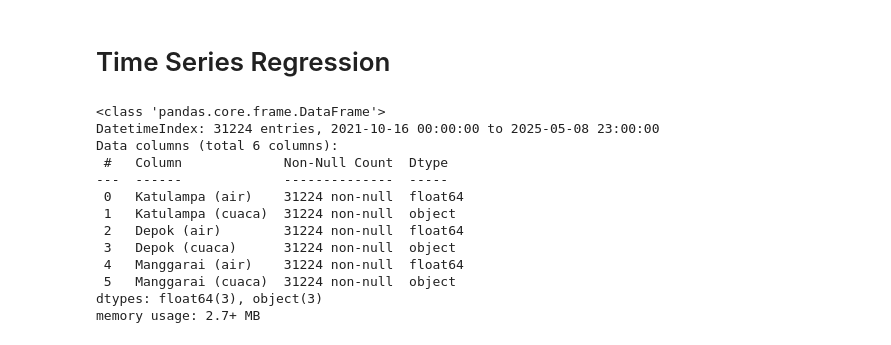
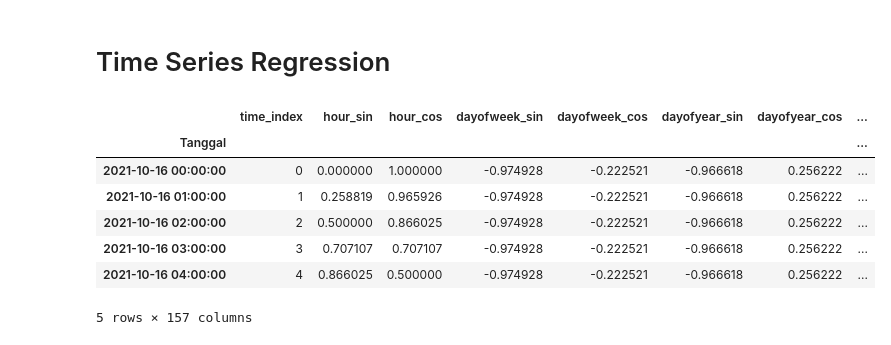
Before and after one commit to elvano22/Pintu-Air, a Jupyter notebook: 02 Data Preperation.ipynb, the cells around one changed output. Drawn from its saved outputs; the diff is of its cells as text; code cells hidden in the pictures.

```diff
--- a/02 Data Preperation.ipynb
+++ b/02 Data Preperation.ipynb
@@ -330,20 +332,3 @@ plot_decompose(decomposition)
 [figure]
 # %% [markdown]
 # Time Series Regression
-# %%
-df_reg = df_final_cleaned.copy()
-df_reg.info()
-# %% [output]
-<class 'pandas.core.frame.DataFrame'>
-DatetimeIndex: 31224 entries, 2021-10-16 00:00:00 to 2025-05-08 23:00:00
-Data columns (total 6 columns):
- #   Column             Non-Null Count  Dtype
----  ------             --------------  -----
- 0   Katulampa (air)    31224 non-null  float64
- 1   Katulampa (cuaca)  31224 non-null  object
- 2   Depok (air)        31224 non-null  float64
- 3   Depok (cuaca)      31224 non-null  object
- 4   Manggarai (air)    31224 non-null  float64
- 5   Manggarai (cuaca)  31224 non-null  object
-dtypes: float64(3), object(3)
-memory usage: 2.7+ MB
@@ -519,0 +335,44 @@ for station, features in weather_categories.items():
+# %%
+df_reg = pd.DataFrame(index=df_final_cleaned.index)
+
+df_reg['time_index'] = np.arange(len(df_final_cleaned))
+# Daily Seasonality (based on the hour of the day)
+df_reg['hour_sin'] = np.sin(2 * np.pi * df_reg.index.hour / 24)
+df_reg['hour_cos'] = np.cos(2 * np.pi * df_reg.index.hour / 24)
+
+# Weekly Seasonality (based on the day of the week)
+# Note: df.index.dayofweek treats Monday as 0 and Sunday as 6
+df_reg['dayofweek_sin'] = np.sin(2 * np.pi * df_reg.index.dayofweek / 7)
+df_reg['dayofweek_cos'] = np.cos(2 * np.pi * df_reg.index.dayofweek / 7)
+
+# Yearly Seasonality (based on the day of the year)
+# Using 365.25 helps to average over leap years for more consistency
+df_reg['dayofyear_sin'] = np.sin(2 * np.pi * df_reg.index.dayofyear / 365.25)
+df_reg['dayofyear_cos'] = np.cos(2 * np.pi * df_reg.index.dayofyear / 365.25)
+
+# Create all lags
+dfs_list = []
+for col in ['Manggarai', 'Depok', 'Katulampa']:
+    for i in range(0, 25):
+        if(i==0):
+            air_lag = df_final_cleaned[f'{col} (air)'].shift(i).to_frame(f'{col.lower()}_air')
+            cuaca_lag = df_final_cleaned[f'{col} (cuaca)'].shift(i).to_frame(f'{col.lower()}_cuaca')
+        else:
+            air_lag = df_final_cleaned[f'{col} (air)'].shift(i).to_frame(f'{col.lower()}_air_lag{i}')
+            cuaca_lag = df_final_cleaned[f'{col} (cuaca)'].shift(i).to_frame(f'{col.lower()}_cuaca_lag{i}')
+
+        dfs_list.append(air_lag)
+        dfs_list.append(cuaca_lag)
+
+# Combine everything at once
+df_reg = pd.concat([df_reg] + dfs_list, axis=1)
+df_reg.head()
+# %% [output]
+|  | time_index | hour_sin | hour_cos | dayofweek_sin | dayofweek_cos | dayofyear_sin | dayofyear_cos | ... |
+| Tanggal |  |  |  |  |  |  |  | ... |
+| 2021-10-16 00:00:00 | 0 | 0.000000 | 1.000000 | -0.974928 | -0.222521 | -0.966618 | 0.256222 | ... |
+| 2021-10-16 01:00:00 | 1 | 0.258819 | 0.965926 | -0.974928 | -0.222521 | -0.966618 | 0.256222 | ... |
+| 2021-10-16 02:00:00 | 2 | 0.500000 | 0.866025 | -0.974928 | -0.222521 | -0.966618 | 0.256222 | ... |
+| 2021-10-16 03:00:00 | 3 | 0.707107 | 0.707107 | -0.974928 | -0.222521 | -0.966618 | 0.256222 | ... |
+| 2021-10-16 04:00:00 | 4 | 0.866025 | 0.500000 | -0.974928 | -0.222521 | -0.966618 | 0.256222 | ... |
+5 rows × 157 columns
```
Also changed, not shown: parts of 23 cells of this notebook, 7 other files.
